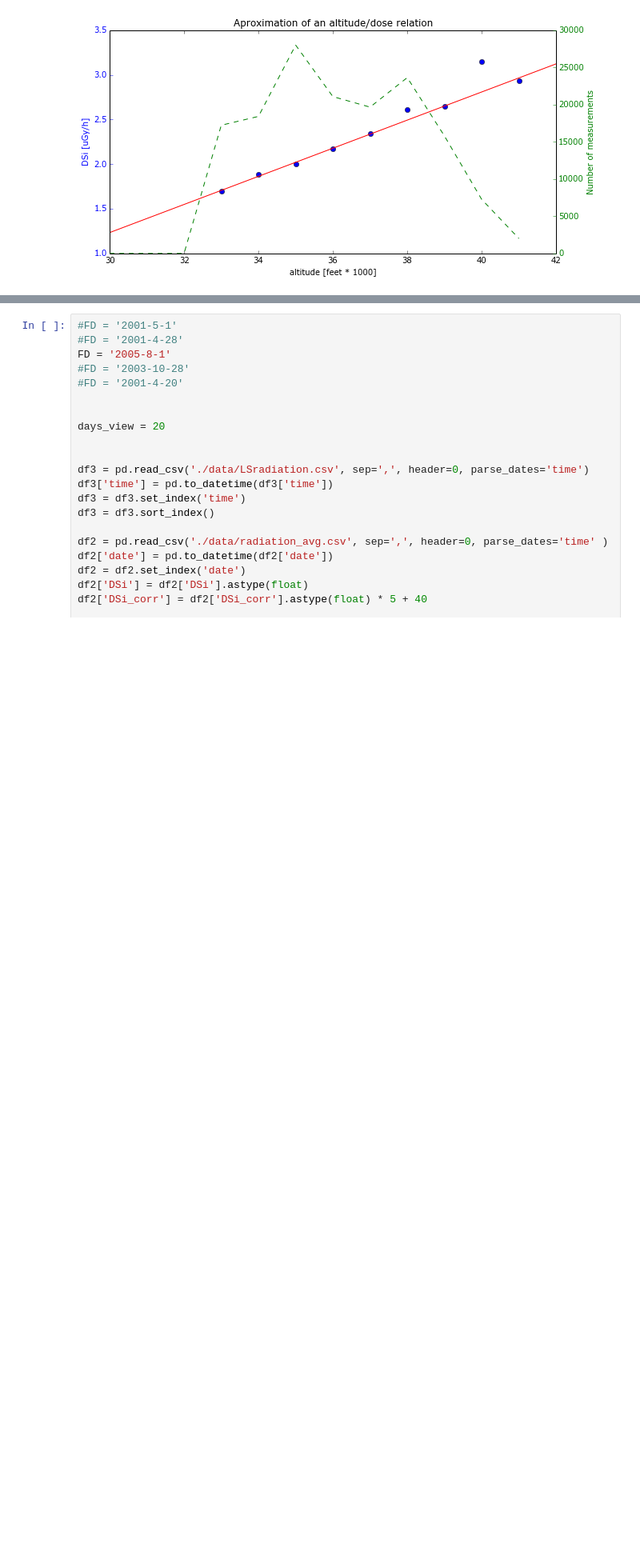
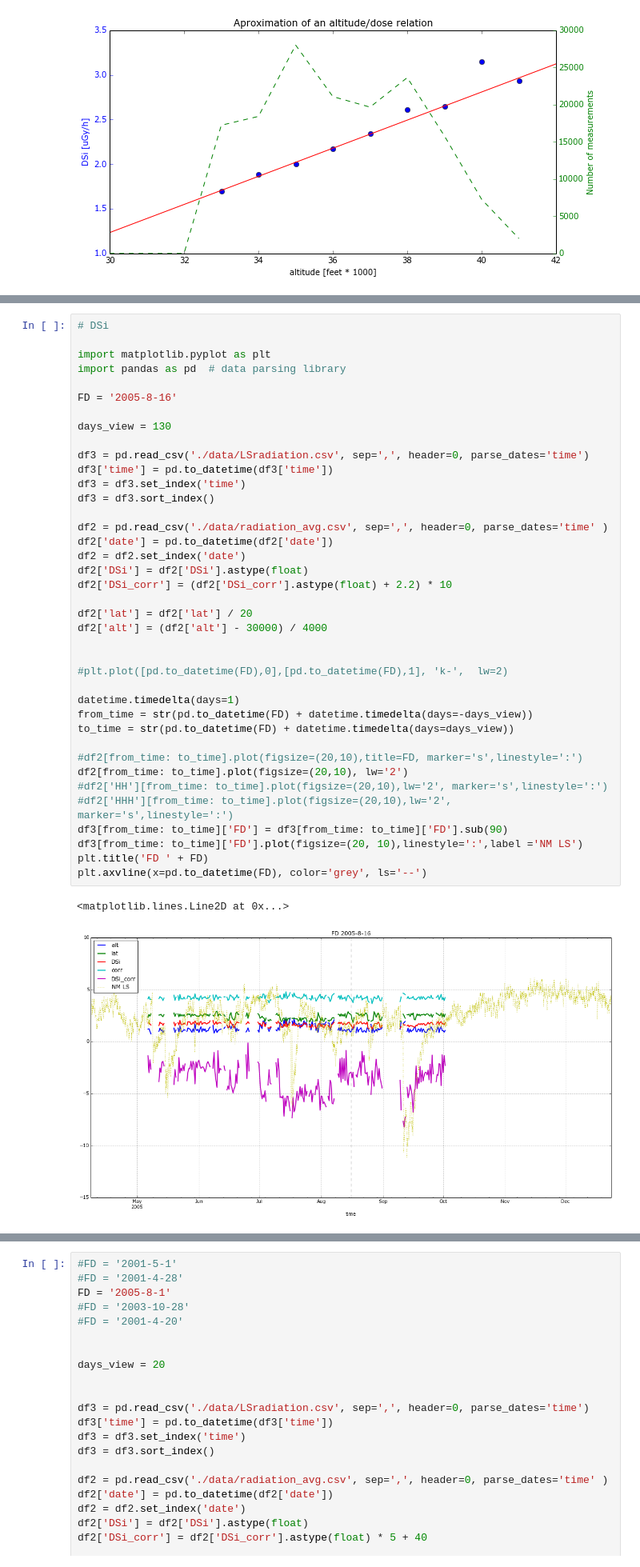
Before and after one commit to ODZ-UJF-AV-CR/CR10, a Jupyter notebook: resample.ipynb, the cells around one changed output, grey strips where cells are left out. Shown at 80% size. Cells and saved outputs as stored; diff of their text form; blank space fills up the shorter version.

```diff
--- a/resample.ipynb
+++ b/resample.ipynb
@@ -174 +179,43 @@ df2 = df2.resample('6H', how='mean', base=0)
 df2.to_csv('./data/radiation_avg.csv')
+# %%
+# DSi
+
+import matplotlib.pyplot as plt
+import pandas as pd  # data parsing library
+
+FD = '2005-8-16'
+
+days_view = 130
+
+df3 = pd.read_csv('./data/LSradiation.csv', sep=',', header=0, parse_dates='time')
+df3['time'] = pd.to_datetime(df3['time'])
+df3 = df3.set_index('time')
+df3 = df3.sort_index()
+
+df2 = pd.read_csv('./data/radiation_avg.csv', sep=',', header=0, parse_dates='time' )
+df2['date'] = pd.to_datetime(df2['date'])
+df2 = df2.set_index('date')
+df2['DSi'] = df2['DSi'].astype(float)
+df2['DSi_corr'] = (df2['DSi_corr'].astype(float) + 2.2) * 10
+
+df2['lat'] = df2['lat'] / 20
+df2['alt'] = (df2['alt'] - 30000) / 4000
+
+
+#plt.plot([pd.to_datetime(FD),0],[pd.to_datetime(FD),1], 'k-',  lw=2)
+
+datetime.timedelta(days=1)
+from_time = str(pd.to_datetime(FD) + datetime.timedelta(days=-days_view))
+to_time = str(pd.to_datetime(FD) + datetime.timedelta(days=days_view))
+
+#df2[from_time: to_time].plot(figsize=(20,10),title=FD, marker='s',linestyle=':')
+df2[from_time: to_time].plot(figsize=(20,10), lw='2')
+#df2['HH'][from_time: to_time].plot(figsize=(20,10),lw='2', marker='s',linestyle=':')
+#df2['HHH'][from_time: to_time].plot(figsize=(20,10),lw='2', marker='s',linestyle=':')
+df3[from_time: to_time]['FD'] = df3[from_time: to_time]['FD'].sub(90)
+df3[from_time: to_time]['FD'].plot(figsize=(20, 10),linestyle=':',label ='NM LS')
+plt.title('FD ' + FD)
+plt.axvline(x=pd.to_datetime(FD), color='grey', ls='--')
+# %% [output]
+<matplotlib.lines.Line2D at 0x...>
+[figure, added]
```
Also changed, not shown: parts of 6 cells of this notebook, 1 other file.
